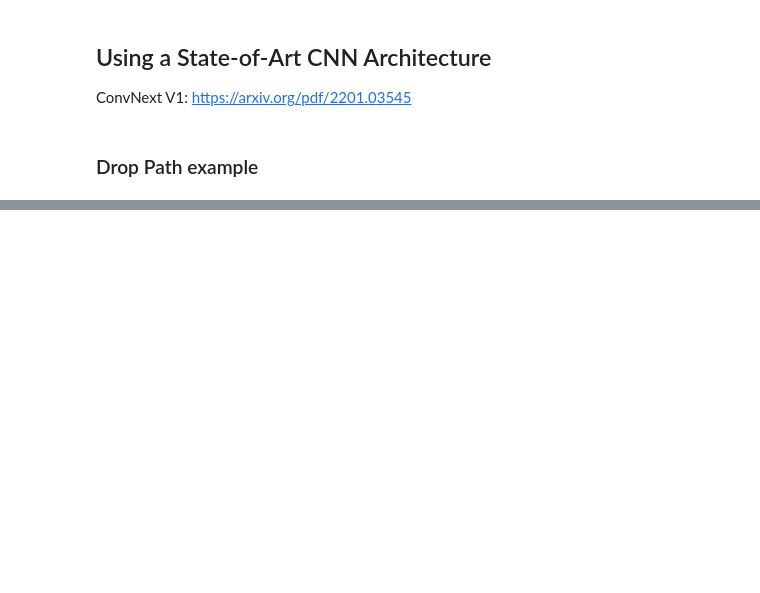
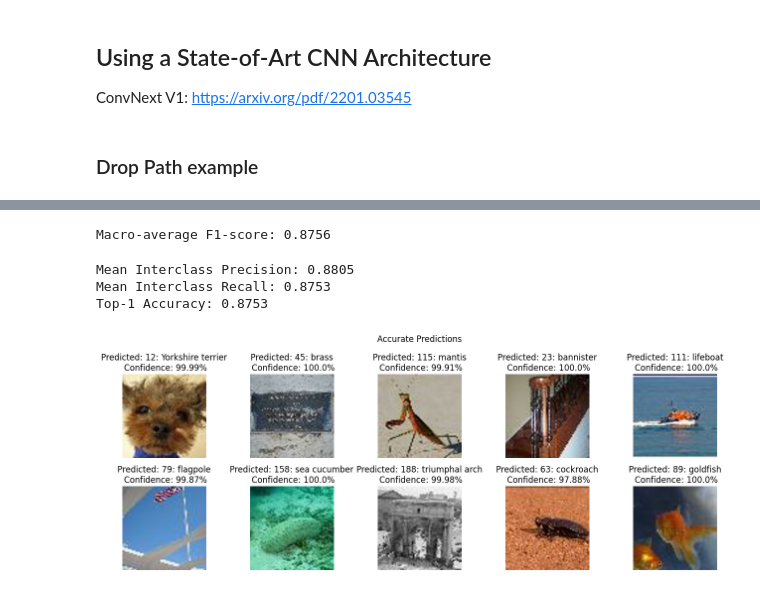
Before and after one commit to danieltar18/cnn-tensorflow, a Jupyter notebook: tiny_imagenet/tiny_imagenet_notebook.ipynb, the cells around one changed output, grey strips where cells are left out. Cells and saved outputs as stored; diff of their text form; code cells hidden in the pictures; blank space fills up the shorter version.

```diff
--- a/tiny_imagenet/tiny_imagenet_notebook.ipynb
+++ b/tiny_imagenet/tiny_imagenet_notebook.ipynb
@@ -533,0 +534,13 @@ plt.show()
+# %%
+predicted_labels = tf.argmax(predictions, axis=1)
+predicted_labels = tf.cast(predicted_labels, tf.float16)
+prediction_confidence = tf.reduce_max(predictions, axis=1)
+# %%
+validation_imgs = []
+actual_labels = []
+for imgs, labels in val_ds_unscld:
+    validation_imgs.extend(imgs.numpy())
+    actual_labels.extend(labels.numpy())
+# %%
+validation_imgs = tf.convert_to_tensor(np.array(validation_imgs))
+actual_labels = tf.convert_to_tensor(np.array(actual_labels))
@@ -533,0 +550,35 @@ plt.show()
+# %%
+precision = cm.diagonal() / cm.sum(axis=0)
+recall = cm.diagonal() / cm.sum(axis=1)
+f1_score = 2 * (precision * recall) / (precision + recall)
+
+print(f"\nMacro-average F1-score: {np.mean(f1_score):.4f}")
+# %% [output]
+Macro-average F1-score: 0.8756
+# %%
+print(f"Mean Interclass Precision: {np.round(np.mean(precision), 4)}")
+print(f"Mean Interclass Recall: {np.round(np.mean(recall), 4)}")
+print(f"Top-1 Accuracy: {accuracy}")
+# %% [output]
+Mean Interclass Precision: 0.8805
+Mean Interclass Recall: 0.8753
+Top-1 Accuracy: 0.8753
+# %%
+predicted_labels = tf.cast(predicted_labels, tf.int64)
+# %%
+fig, axes = plt.subplots(nrows=2, ncols=5, figsize=(13, 5))
+plt.suptitle("Accurate Predictions")
+
+for i, ax in enumerate(axes.flat):
+    random_index = np.random.choice(np.where(predicted_labels==actual_labels)[0])
+    image = validation_imgs[random_index]
+    fig = plt.figure
+    ax.set_title(f"Predicted: {predicted_labels[random_index].numpy()}: {unique_labels[predicted_labels[random_index].numpy()][1].numpy().decode('utf8').split(',')[0]}\n Confidence: {round(prediction_confidence[random_index].numpy()*100, 2)}%")
+    ax.imshow(image)
+    ax.set_axis_off()
+
+plt.tight_layout()
+plt.savefig("accurate_val_predictions.png")
+plt.show()
+# %% [output]
+[figure, added]
```
Also changed, not shown: parts of 51 cells of this notebook, 4 other files.
